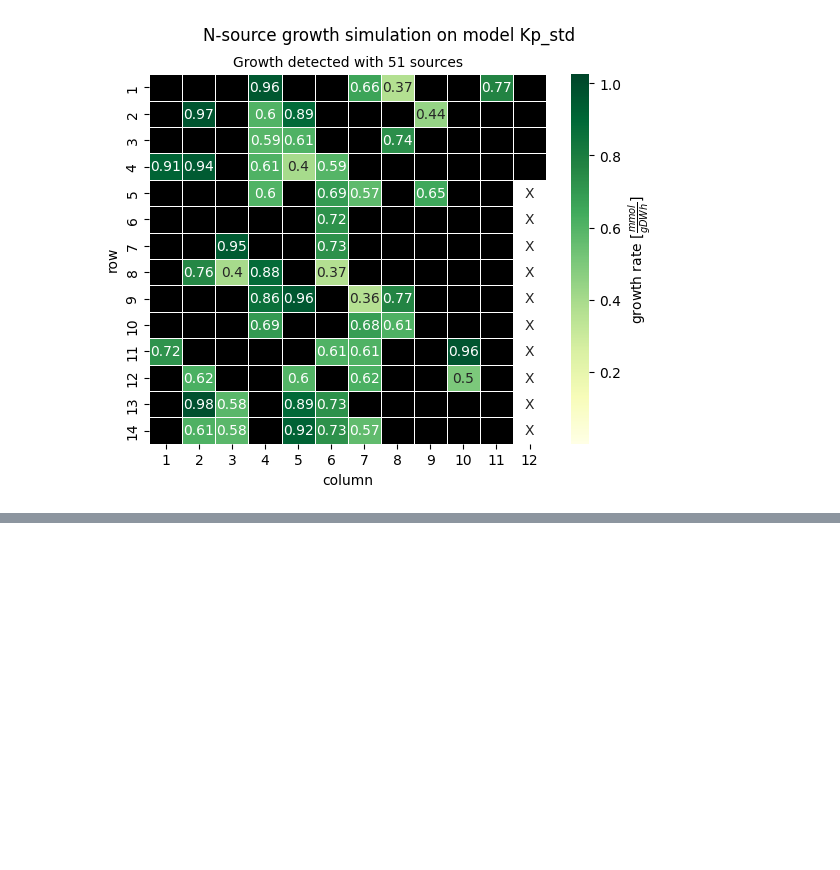
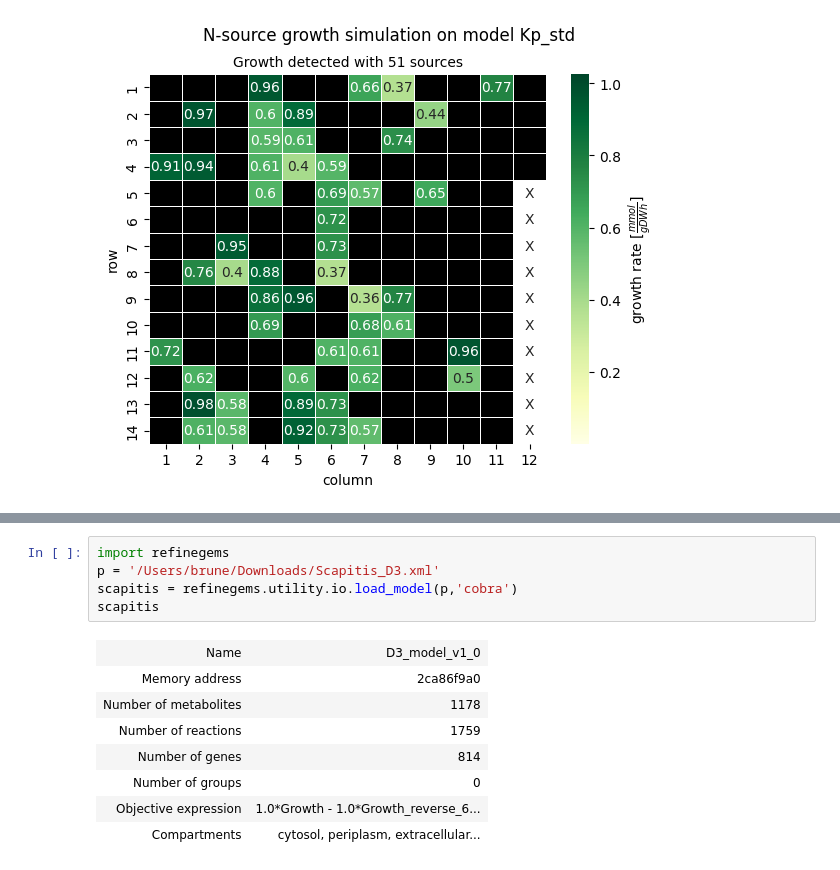
Before and after one commit to draeger-lab/refinegems, a Jupyter notebook: dev/CB_under_construction.ipynb, the cells around one changed output, grey strips where cells are left out. Cells and saved outputs as stored; diff of their text form; blank space fills up the shorter version.

```diff
--- a/dev/CB_under_construction.ipynb
+++ b/dev/CB_under_construction.ipynb
@@ -171,0 +188,14 @@ WARNING:root:Adding 2.0 protons to charge unbalanced reaction TMDS to maintain s
+# %%
+import refinegems
+p = '/Users/brune/Downloads/Scapitis_D3.xml'
+scapitis = refinegems.utility.io.load_model(p,'cobra')
+scapitis
+# %% [output]
+| Name | D3_model_v1_0 |
+| Memory address | 2ca86f9a0 |
+| Number of metabolites | 1178 |
+| Number of reactions | 1759 |
+| Number of genes | 814 |
+| Number of groups | 0 |
+| Objective expression | 1.0*Growth - 1.0*Growth_reverse_6... |
+| Compartments | cytosol, periplasm, extracellular... |
```
Also changed, not shown: parts of 11 cells of this notebook, 17 other files.
